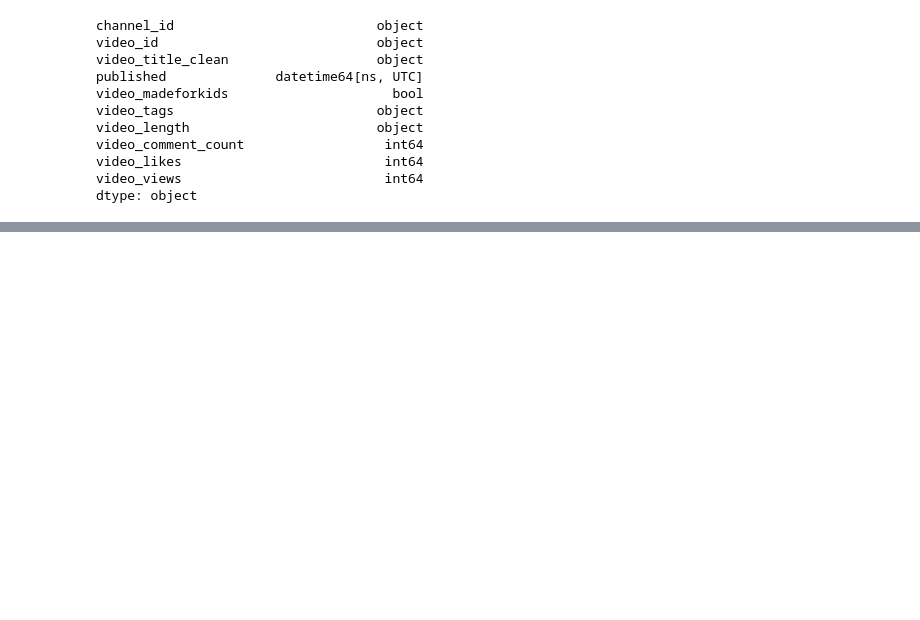
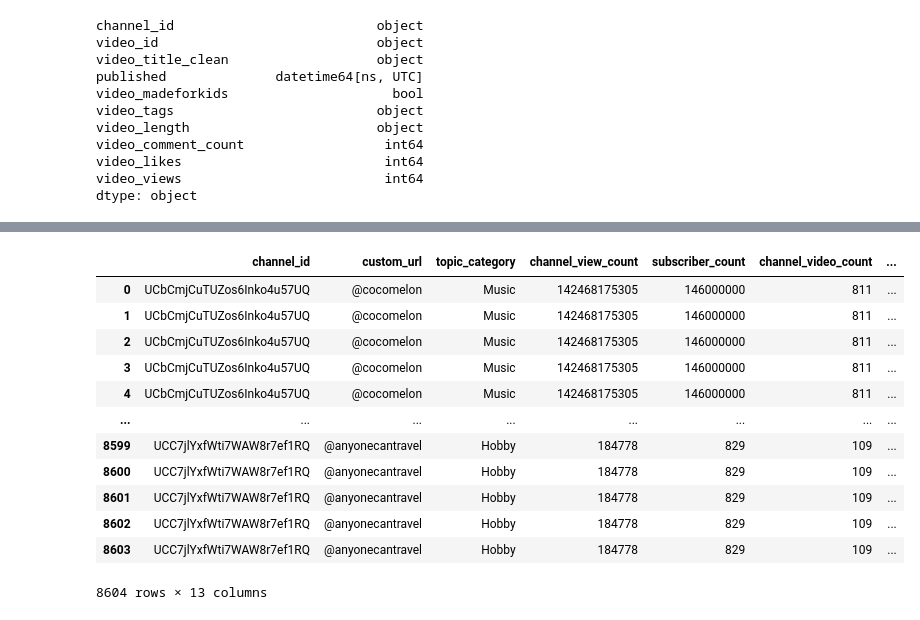
Before and after one commit to SNEHALDD/Youtube_Video_Analysis, a Jupyter notebook: Database/cleaning_dataframe.ipynb, the cells around one changed output, grey strips where cells are left out. Cells and saved outputs as stored; diff of their text form; code cells hidden in the pictures; blank space fills up the shorter version.

Commit message:
created bins for numerical columns for visuals

```diff
--- a/Database/cleaning_dataframe.ipynb
+++ b/Database/cleaning_dataframe.ipynb
@@ -115,0 +112,4 @@ ParserError: hour must be in 0..23: 29:52
+# %%
+#bin video length?
+joined_df=pd.read_csv("ready_for_sql/joined_data.csv")
+joined_df['video_length'].unique
@@ -115,0 +180,18 @@ ParserError: hour must be in 0..23: 29:52
+# %%
+#replace the : with . so maybe it will bin?
+joined_df['new_length']=joined_df['video_length'].replace(":",".")
+joined_df
+# %% [output]
+|  | channel_id | custom_url | topic_category | channel_view_count | subscriber_count | channel_video_count | ... |
+| 0 | UCbCmjCuTUZos6Inko4u57UQ | @cocomelon | Music | 142468175305 | 146000000 | 811 | ... |
+| 1 | UCbCmjCuTUZos6Inko4u57UQ | @cocomelon | Music | 142468175305 | 146000000 | 811 | ... |
+| 2 | UCbCmjCuTUZos6Inko4u57UQ | @cocomelon | Music | 142468175305 | 146000000 | 811 | ... |
+| 3 | UCbCmjCuTUZos6Inko4u57UQ | @cocomelon | Music | 142468175305 | 146000000 | 811 | ... |
+| 4 | UCbCmjCuTUZos6Inko4u57UQ | @cocomelon | Music | 142468175305 | 146000000 | 811 | ... |
+| ... | ... | ... | ... | ... | ... | ... | ... |
+| 8599 | UCC7jlYxfWti7WAW8r7ef1RQ | @anyonecantravel | Hobby | 184778 | 829 | 109 | ... |
+| 8600 | UCC7jlYxfWti7WAW8r7ef1RQ | @anyonecantravel | Hobby | 184778 | 829 | 109 | ... |
+| 8601 | UCC7jlYxfWti7WAW8r7ef1RQ | @anyonecantravel | Hobby | 184778 | 829 | 109 | ... |
+| 8602 | UCC7jlYxfWti7WAW8r7ef1RQ | @anyonecantravel | Hobby | 184778 | 829 | 109 | ... |
+| 8603 | UCC7jlYxfWti7WAW8r7ef1RQ | @anyonecantravel | Hobby | 184778 | 829 | 109 | ... |
+8604 rows × 13 columns
```
Also changed, not shown: parts of 22 cells of this notebook, 1 other file.
